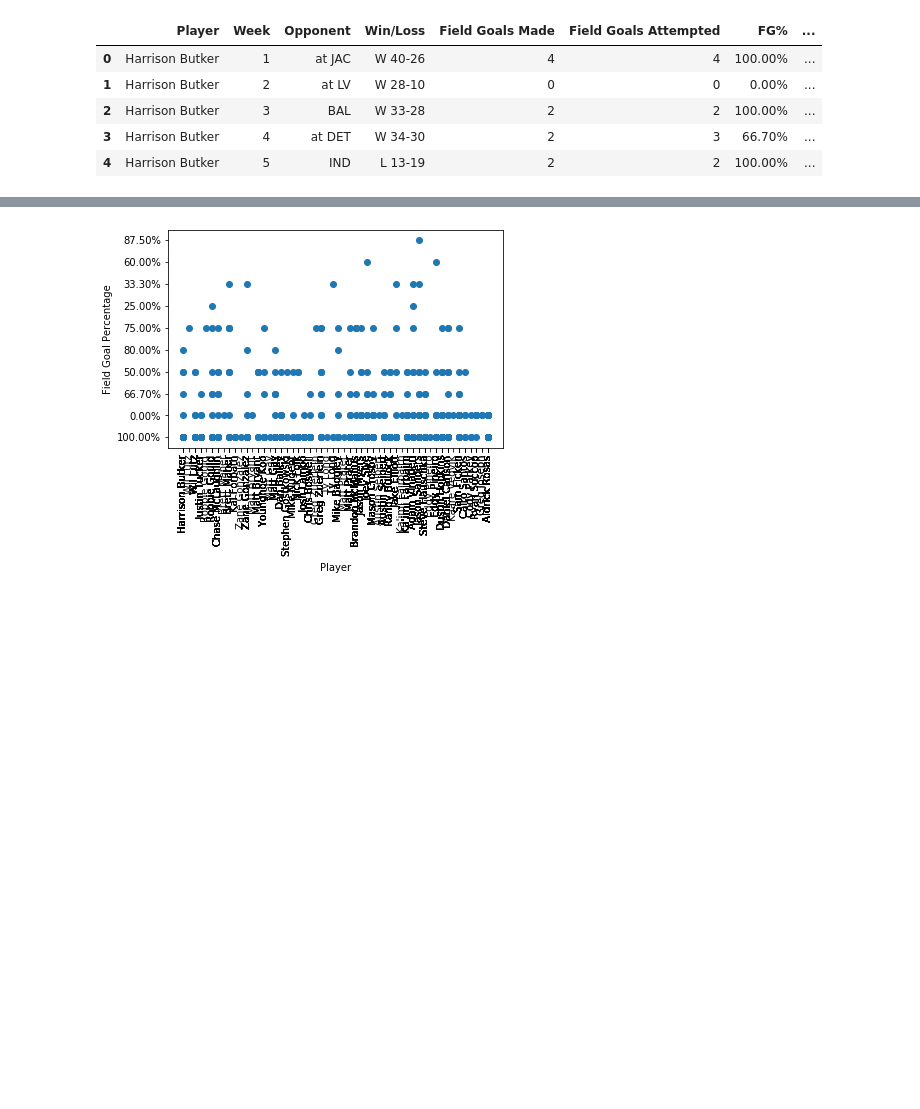
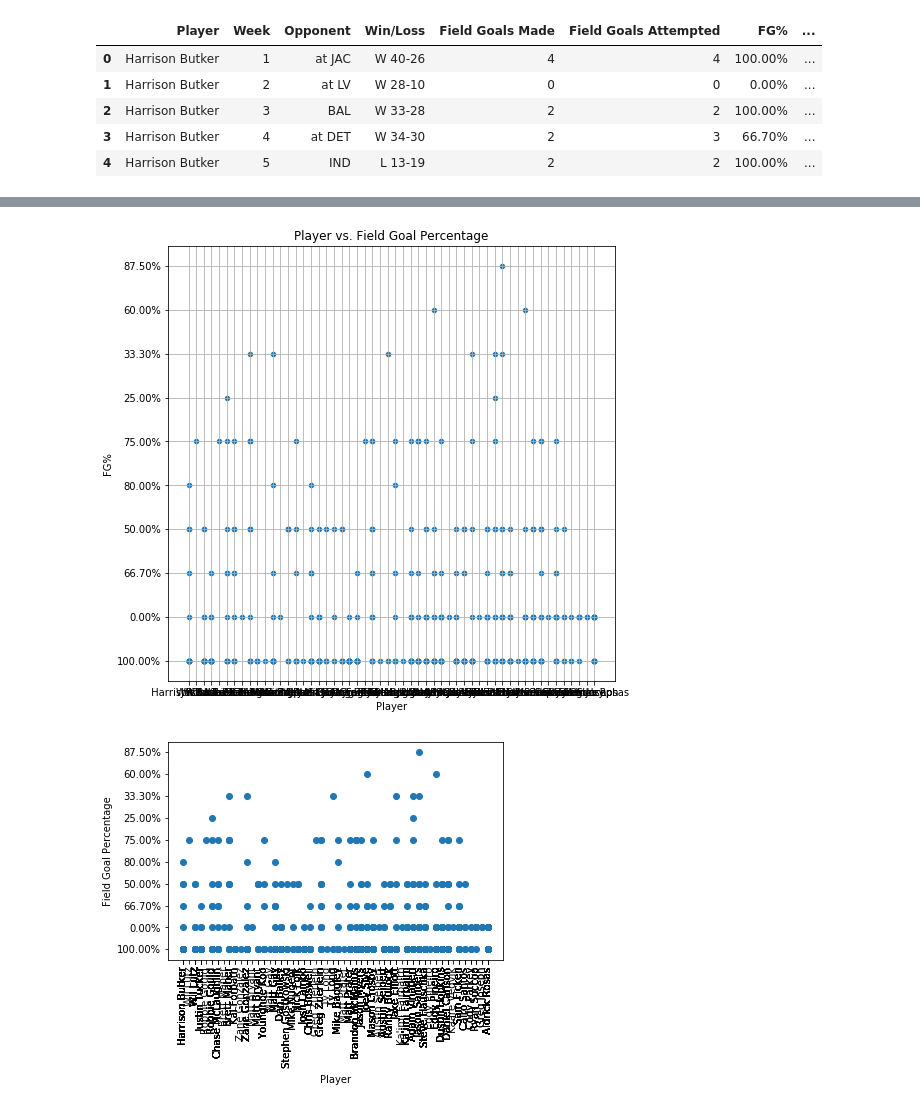
Before and after one commit to garrettsanders/NFL-Win-Loss-Machine-Learning-Analysis, a Jupyter notebook: NFL Kickers Jupyter Notebook.ipynb, the cells around one changed output, grey strips where cells are left out. Drawn from its saved outputs; the diff is of its cells as text; code cells hidden in the pictures; blank space fills up the shorter version.

Commit message:
experimenting with different graphs

```diff
--- a/NFL Kickers Jupyter Notebook.ipynb
+++ b/NFL Kickers Jupyter Notebook.ipynb
@@ -15,3 +16,7 @@ Kicker_data.head()
 | 2 | Harrison Butker | 3 | BAL | W 33-28 | 2 | 2 | 100.00% | ... |
 | 3 | Harrison Butker | 4 | at DET | W 34-30 | 2 | 3 | 66.70% | ... |
 | 4 | Harrison Butker | 5 | IND | L 13-19 | 2 | 2 | 100.00% | ... |
+# %%
+# Set the 'Player' as our index
+Week_index = Kicker_data.set_index('Week')
+Week_index.head()
@@ -18,3 +31,10 @@ Kicker_data.head()
+# %%
+# Create a scatter plot which compares MPG to horsepower
+Week_index.plot(kind="scatter", x="Player", y="FG%", grid=True, figsize=(8,8),
+              title="Player vs. Field Goal Percentage")
+plt.show()
+# %% [output]
+[figure, added]
 # %%
 # Generate a scatter plot of year versus violent crime rate
 Player = Kicker_data.iloc[:,0]
```
Also changed, not shown: parts of 3 cells of this notebook.
